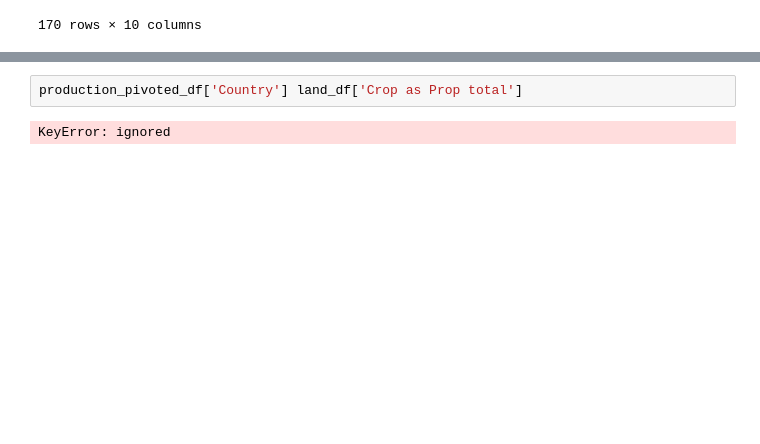
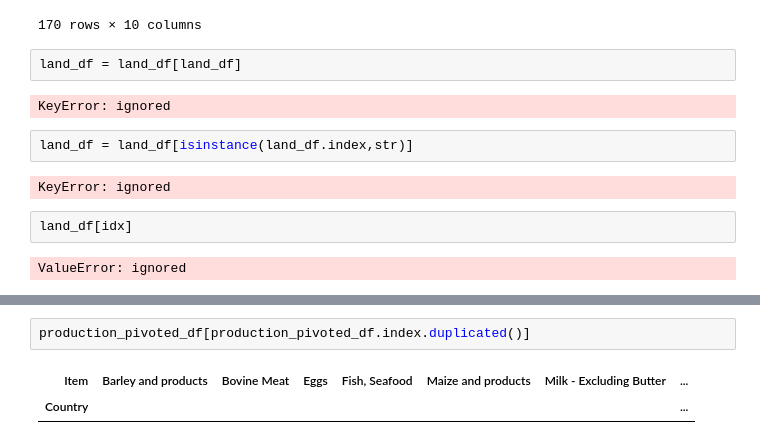
Before and after one commit to emoceanographer/WWF, a Jupyter notebook: PCA_code.ipynb, the cells around one changed output, grey strips where cells are left out. Drawn from its saved outputs; the diff is of its cells as text; blank space fills up the shorter version.

Commit message:
debugging the NaNs in index for the pasture data; re-uploaded a version without them

```diff
--- a/PCA_code.ipynb
+++ b/PCA_code.ipynb
@@ -44,6 +47,18 @@ land_df
 | Zambia | 5.263296e+06 | 2.905453e+07 | 0.069934 | 0.386050 | ... |
 | Zimbabwe | 3.367260e+06 | 1.655363e+07 | 0.086172 | 0.423627 | ... |
 170 rows × 10 columns
+# %%
+land_df = land_df[land_df]
+# %% [output]
+KeyError: ignored
+# %%
+land_df = land_df[isinstance(land_df.index,str)]
+# %% [output]
+KeyError: ignored
+# %%
+land_df[idx]
+# %% [output]
+ValueError: ignored
 # %%
 # from Frank's code; averages the values
 production_df["Value"].astype(int,inplace= True)
@@ -68,7 +83,8 @@ production_pivoted_df.head(5)
 | Algeria | 1398.333333 | 133.666667 | 312.000000 | 106.666667 | 1.333333 | 2923.333333 | ... |
 | Angola | 0.000000 | 102.333333 | 5.000000 | 273.000000 | 1088.333333 | 185.666667 | ... |
 | Antigua and Barbuda | 0.000000 | 1.000000 | 0.000000 | 2.000000 | 0.000000 | 6.000000 | ... |
-# %%
-production_pivoted_df['Country'] land_df['Crop as Prop total']
-# %% [output]
-KeyError: ignored
+# %%
+production_pivoted_df[production_pivoted_df.index.duplicated()]
+# %% [output]
+| Item | Barley and products | Bovine Meat | Eggs | Fish, Seafood | Maize and products | Milk - Excluding Butter | ... |
+| Country |  |  |  |  |  |  | ... |
```
Also changed, not shown: parts of 3 cells of this notebook.
